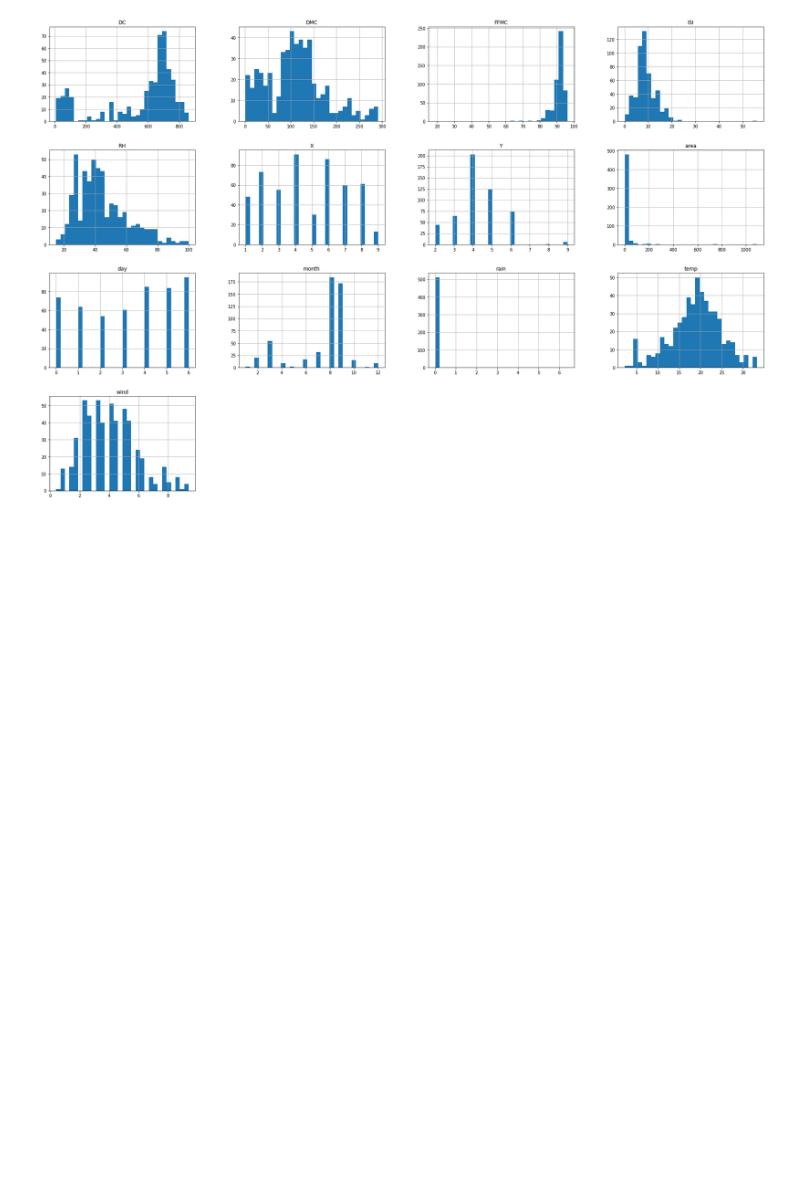
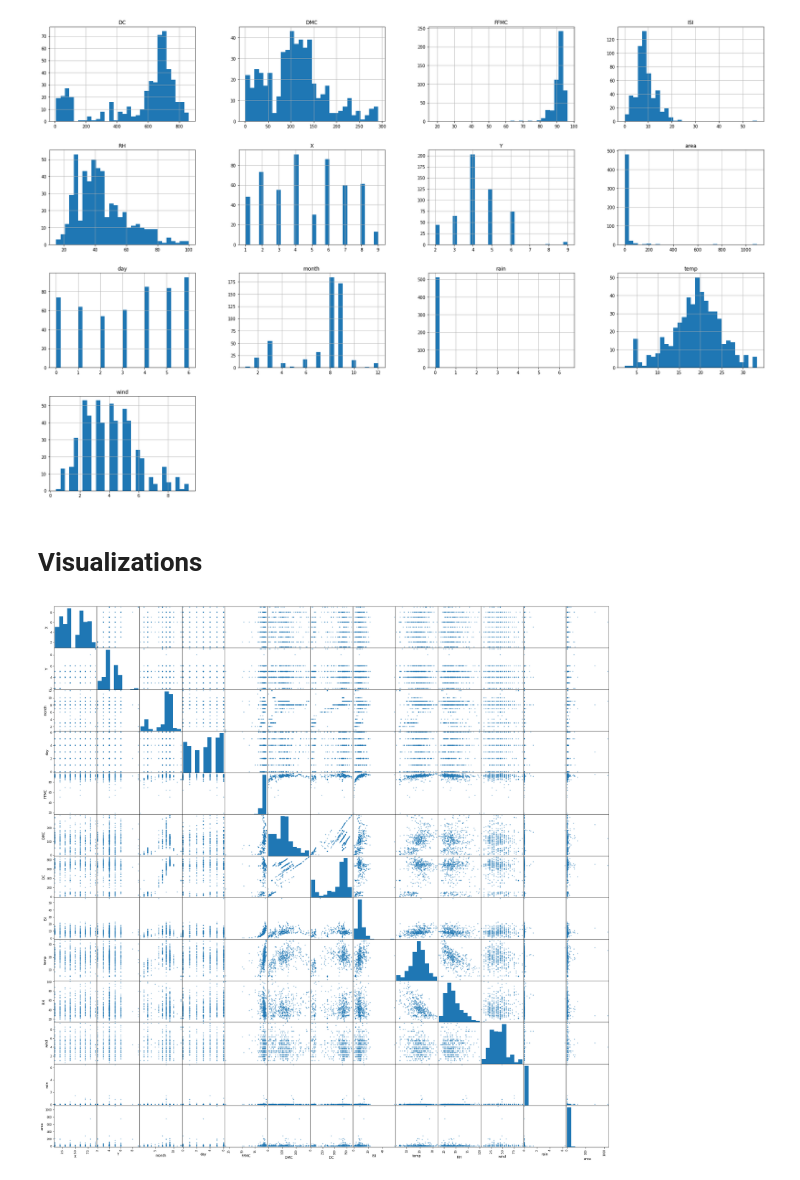
Before and after one commit to annamarianau/ml_project_regression, a Jupyter notebook: forest_fires.ipynb, the cells around one changed output. Drawn from its saved outputs; the diff is of its cells as text; code cells hidden in the pictures; blank space fills up the shorter version.

Commit message:
added visualisations, lin reg and gradient boosted

```diff
--- a/forest_fires.ipynb
+++ b/forest_fires.ipynb
@@ -65,3 +85,12 @@ array([[<matplotlib.axes._subplots.AxesSubplot object at 0x...>,
         <matplotlib.axes._subplots.AxesSubplot object at 0x...>]],
       dtype=object)
 [figure]
+# %% [markdown]
+# Visualizations
+# %%
+# Scatter Plot Matrix
+fig = plt.figure(figsize=(30,30))
+ax = fig.subplots()
+sm = pd.plotting.scatter_matrix(data2, ax = ax)
+# %% [output]
+[figure, added]
```
Also changed, not shown: parts of 11 cells of this notebook.
